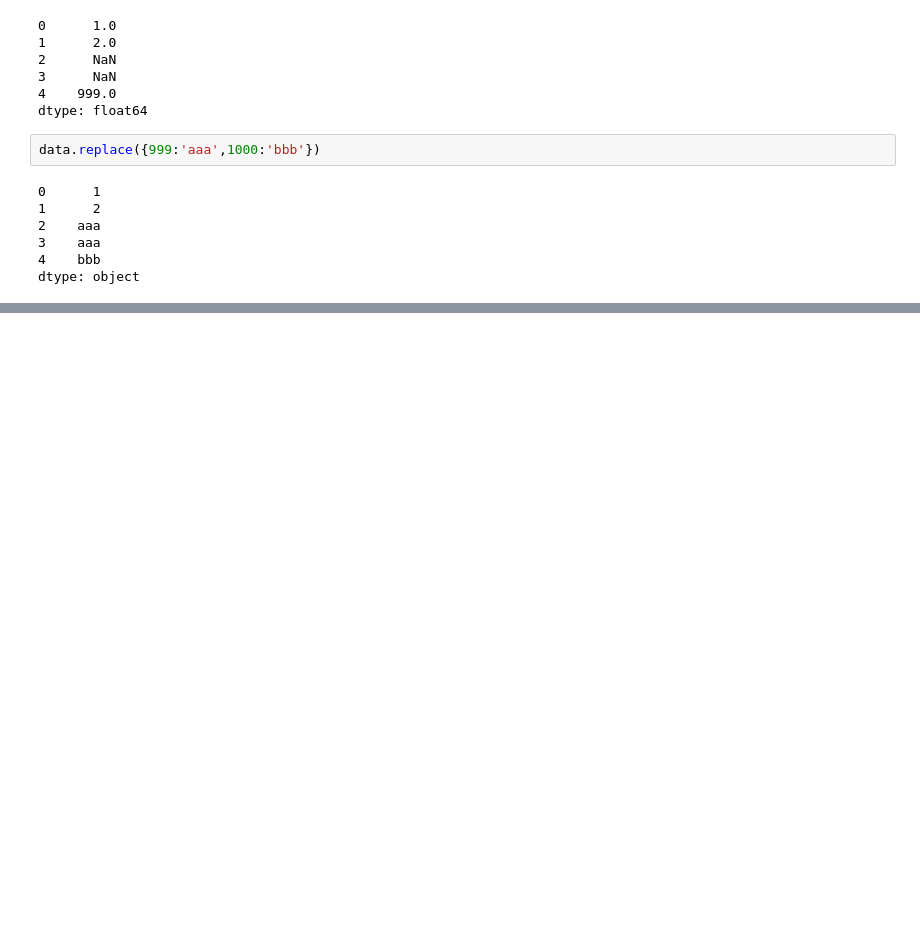
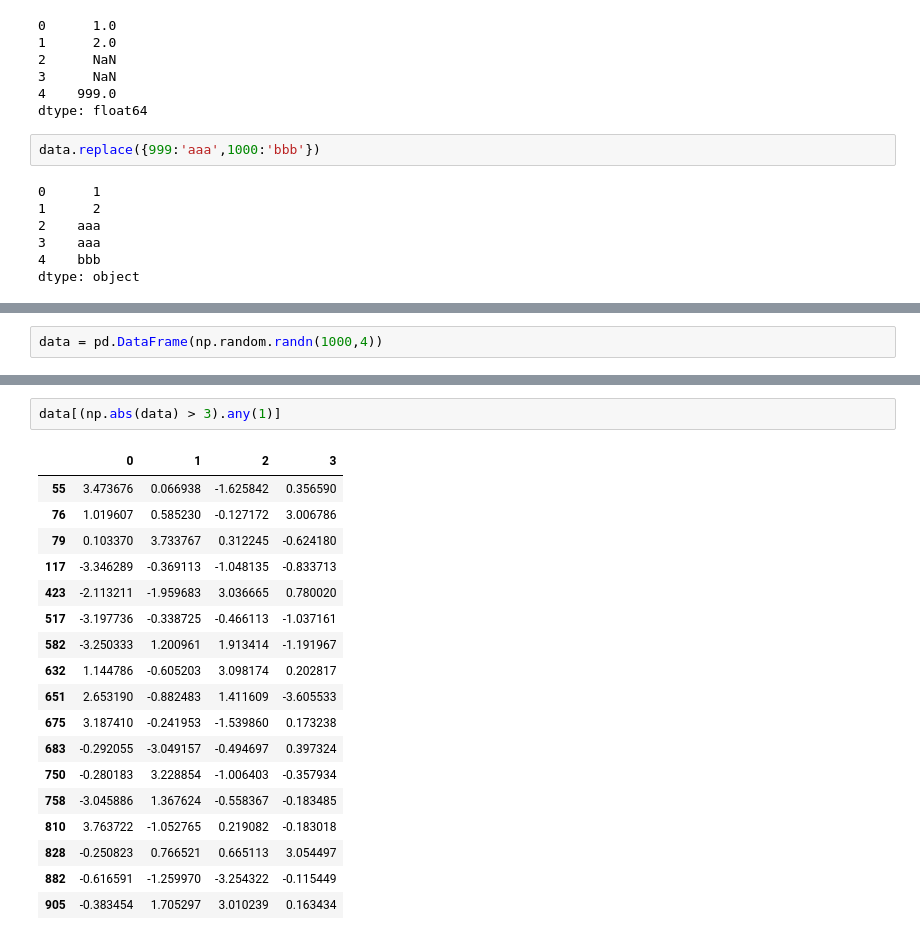
Before and after one commit to HaoJingyuan/DataAnalysis, a Jupyter notebook: 数据清洗/清洗.ipynb, the cells around one changed output, grey strips where cells are left out. Saved outputs shown, nothing was run; the diff lists cells and outputs as text; blank space fills up the shorter version.

```diff
--- a/数据清洗/清洗.ipynb
+++ b/数据清洗/清洗.ipynb
@@ -259,0 +350,2 @@ dtype: object
+# %%
+data = pd.DataFrame(np.random.randn(1000,4))
@@ -259,0 +406,21 @@ dtype: object
+# %%
+data[(np.abs(data) > 3).any(1)]
+# %% [output]
+|  | 0 | 1 | 2 | 3 |
+| 55 | 3.473676 | 0.066938 | -1.625842 | 0.356590 |
+| 76 | 1.019607 | 0.585230 | -0.127172 | 3.006786 |
+| 79 | 0.103370 | 3.733767 | 0.312245 | -0.624180 |
+| 117 | -3.346289 | -0.369113 | -1.048135 | -0.833713 |
+| 423 | -2.113211 | -1.959683 | 3.036665 | 0.780020 |
+| 517 | -3.197736 | -0.338725 | -0.466113 | -1.037161 |
+| 582 | -3.250333 | 1.200961 | 1.913414 | -1.191967 |
+| 632 | 1.144786 | -0.605203 | 3.098174 | 0.202817 |
+| 651 | 2.653190 | -0.882483 | 1.411609 | -3.605533 |
+| 675 | 3.187410 | -0.241953 | -1.539860 | 0.173238 |
+| 683 | -0.292055 | -3.049157 | -0.494697 | 0.397324 |
+| 750 | -0.280183 | 3.228854 | -1.006403 | -0.357934 |
+| 758 | -3.045886 | 1.367624 | -0.558367 | -0.183485 |
+| 810 | 3.763722 | -1.052765 | 0.219082 | -0.183018 |
+| 828 | -0.250823 | 0.766521 | 0.665113 | 3.054497 |
+| 882 | -0.616591 | -1.259970 | -3.254322 | -0.115449 |
+| 905 | -0.383454 | 1.705297 | 3.010239 | 0.163434 |
```
Also changed, not shown: parts of 48 cells of this notebook.
